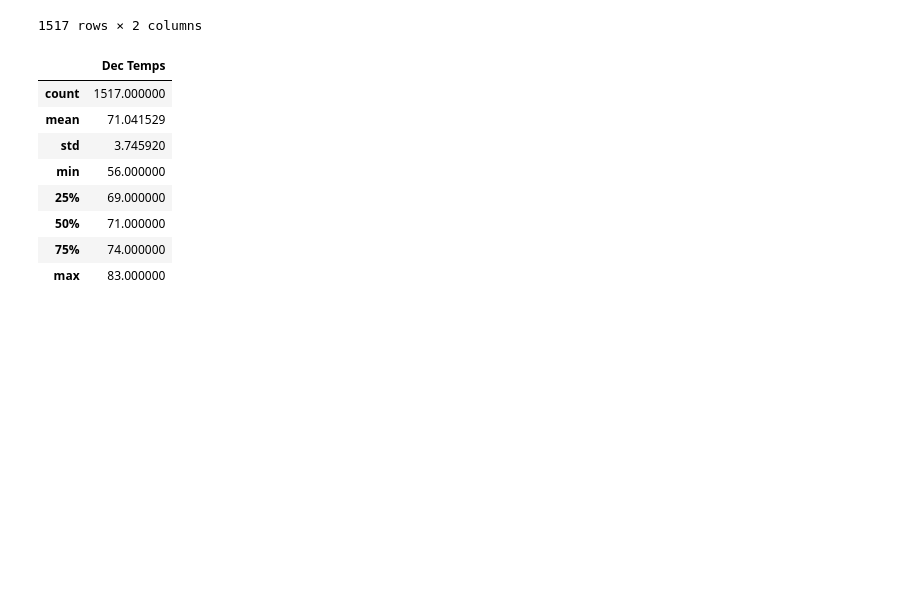
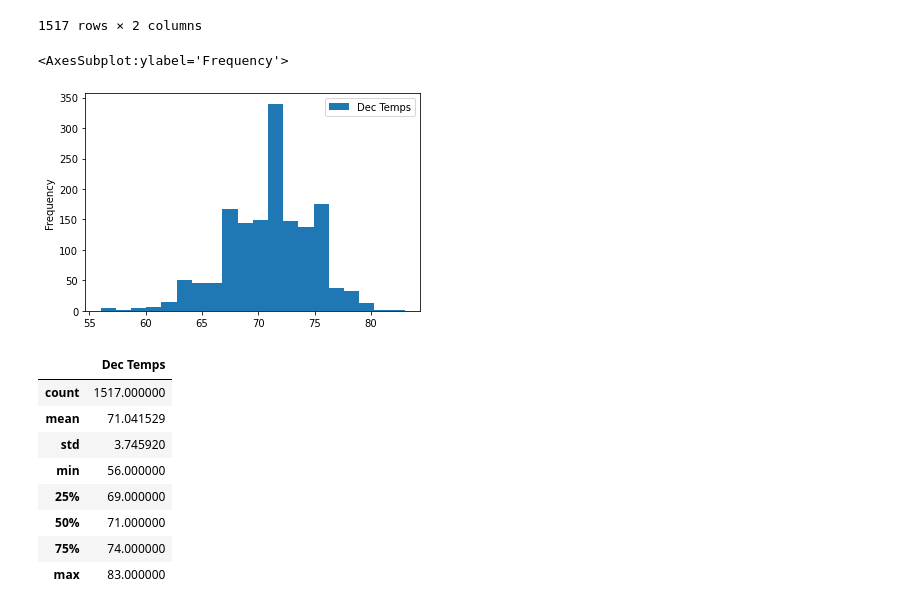
Before and after one commit to renee-tala/surfs_up, a Jupyter notebook: SurfsUp_Challenge.ipynb, the cells around one changed output. Drawn from its saved outputs; the diff is of its cells as text; code cells hidden in the pictures; blank space fills up the shorter version.

```diff
--- a/SurfsUp_Challenge.ipynb
+++ b/SurfsUp_Challenge.ipynb
@@ -95,6 +100,11 @@ dec_df
 | 1515 | 2016-12-30 | 65.0 |
 | 1516 | 2016-12-31 | 65.0 |
 1517 rows × 2 columns
+# %%
+dec_df.plot.hist(bins=20)
+# %% [output]
+<AxesSubplot:ylabel='Frequency'>
+[figure, added]
 # %%
 # 9. Calculate and print out the summary statistics for the Decemeber temperature DataFrame.
 dec_df.describe()
```
Also changed, not shown: parts of 1 cell of this notebook, 2 other files.
